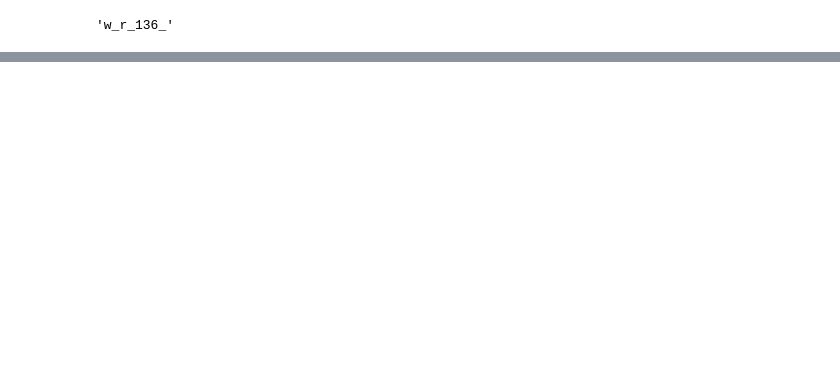
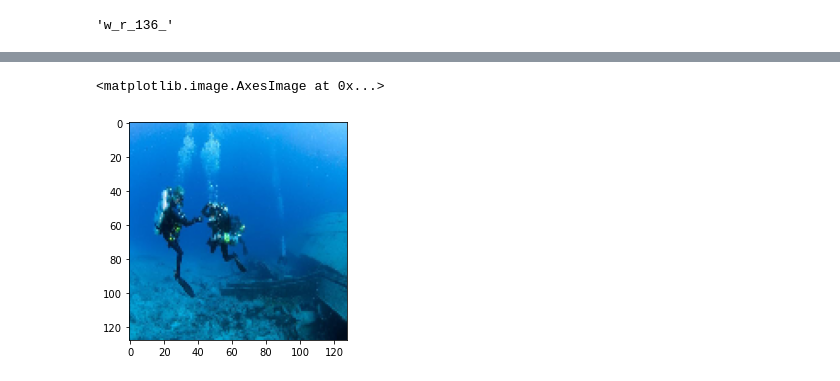
Before and after one commit to chickengods/Reccurent_Image_Segmentation, a Jupyter notebook: Experiment_1.ipynb, the cells around one changed output, grey strips where cells are left out. Cells and saved outputs as stored; diff of their text form; code cells hidden in the pictures; blank space fills up the shorter version.

```diff
--- a/Experiment_1.ipynb
+++ b/Experiment_1.ipynb
@@ -174,3 +250,8 @@ Clipping input data to the valid range for imshow with RGB data ([0..1] for floa
+# %%
+plt.imshow(img.permute(1,2,0))
+# %% [output]
+<matplotlib.image.AxesImage at 0x...>
+[figure, added]
 # %%
 plt.imshow(msk.permute(1,2,0).round())
 # %% [output]
```
Also changed, not shown: parts of 22 cells of this notebook.
